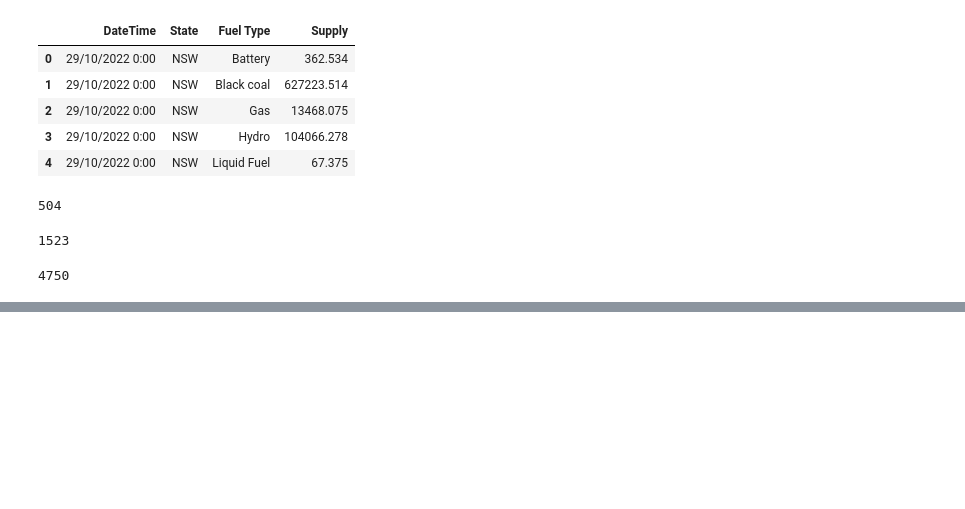
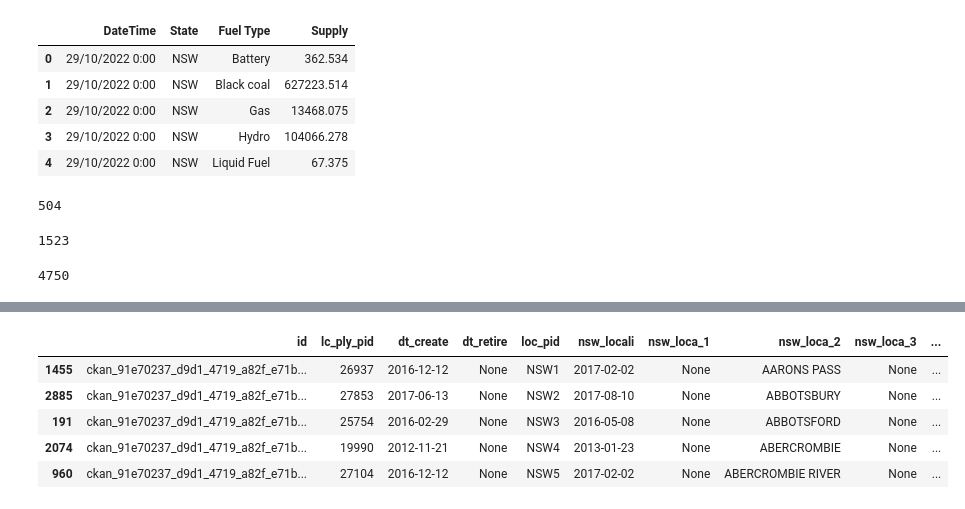
Before and after one commit to JulianRavelo/project-3, a Jupyter notebook: Coding/Data_Engineering.ipynb, the cells around one changed output, grey strips where cells are left out. Cells and saved outputs as stored; diff of their text form; code cells hidden in the pictures; blank space fills up the shorter version.

```diff
--- a/Coding/Data_Engineering.ipynb
+++ b/Coding/Data_Engineering.ipynb
@@ -205,0 +211,4 @@ new_registration.to_sql(name='registration', con=engine, if_exists='replace', in
+# %%
+# Importing files to merge
+gdf = geopandas.read_file("../Resources/suburb-2-nsw.geojson") # geojson file
+pdf = pd.read_csv('../Resources/ev_evc_prototype.csv') # CSV file
@@ -205,0 +227,11 @@ new_registration.to_sql(name='registration', con=engine, if_exists='replace', in
+# %%
+# Lowercasing values before merging them
+gdf['key_column'] = gdf['nsw_loca_2'].str.lower()
+gdf.sort_values("key_column").head()
+# %% [output]
+|  | id | lc_ply_pid | dt_create | dt_retire | loc_pid | nsw_locali | nsw_loca_1 | nsw_loca_2 | nsw_loca_3 | ... |
+| 1455 | ckan_91e70237_d9d1_4719_a82f_e71b... | 26937 | 2016-12-12 | None | NSW1 | 2017-02-02 | None | AARONS PASS | None | ... |
+| 2885 | ckan_91e70237_d9d1_4719_a82f_e71b... | 27853 | 2017-06-13 | None | NSW2 | 2017-08-10 | None | ABBOTSBURY | None | ... |
+| 191 | ckan_91e70237_d9d1_4719_a82f_e71b... | 25754 | 2016-02-29 | None | NSW3 | 2016-05-08 | None | ABBOTSFORD | None | ... |
+| 2074 | ckan_91e70237_d9d1_4719_a82f_e71b... | 19990 | 2012-11-21 | None | NSW4 | 2013-01-23 | None | ABERCROMBIE | None | ... |
+| 960 | ckan_91e70237_d9d1_4719_a82f_e71b... | 27104 | 2016-12-12 | None | NSW5 | 2017-02-02 | None | ABERCROMBIE RIVER | None | ... |
```
Also changed, not shown: parts of 6 cells of this notebook, 17 other files.
